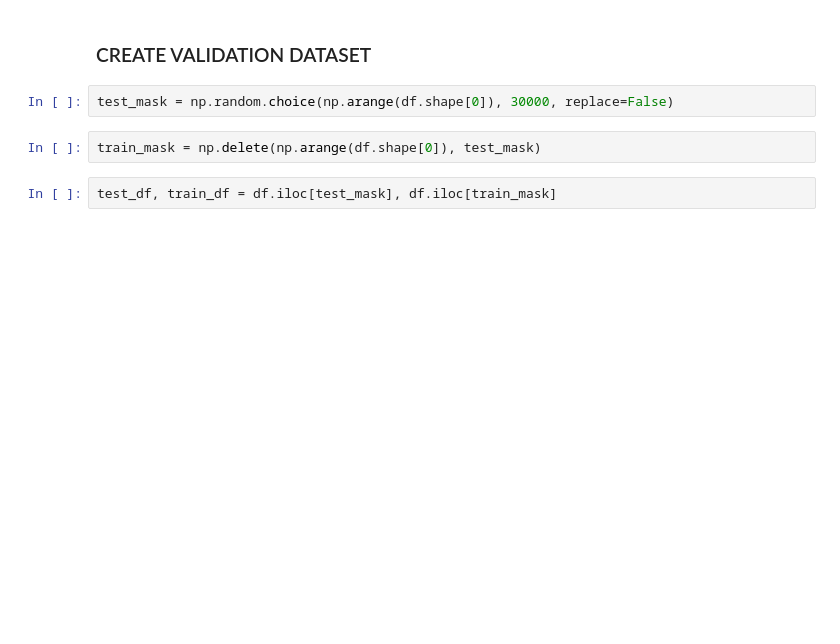
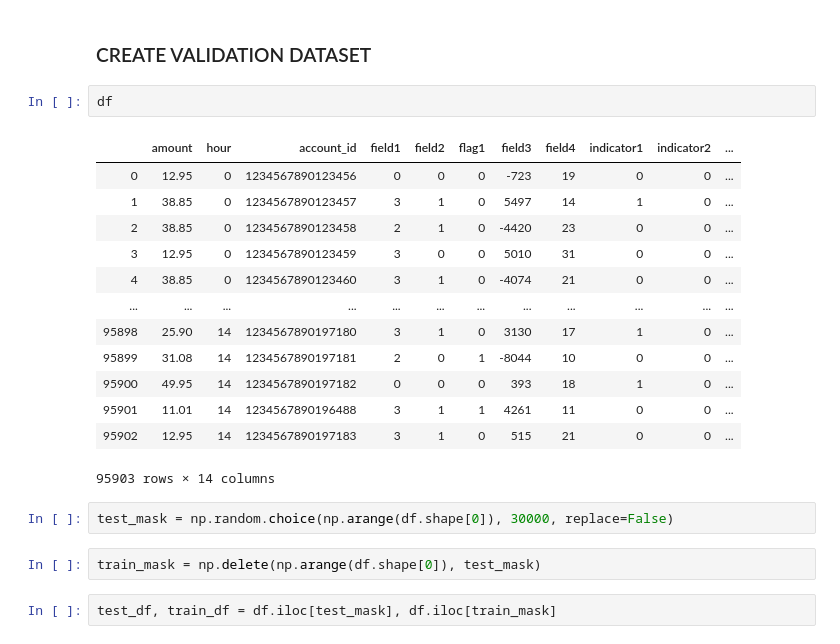
Before and after one commit to isaac-campbell-smith/BernoulliTrials_and_Tribulations, a Jupyter notebook: EDA.ipynb, the cells around one changed output. Drawn from its saved outputs; the diff is of its cells as text; blank space fills up the shorter version.

```diff
--- a/EDA.ipynb
+++ b/EDA.ipynb
@@ -164,5 +262,21 @@ defaultdict(list,
 # %% [markdown]
 ### CREATE VALIDATION DATASET
+# %%
+df
+# %% [output]
+|  | amount | hour | account_id | field1 | field2 | flag1 | field3 | field4 | indicator1 | indicator2 | ... |
+| 0 | 12.95 | 0 | 1234567890123456 | 0 | 0 | 0 | -723 | 19 | 0 | 0 | ... |
+| 1 | 38.85 | 0 | 1234567890123457 | 3 | 1 | 0 | 5497 | 14 | 1 | 0 | ... |
+| 2 | 38.85 | 0 | 1234567890123458 | 2 | 1 | 0 | -4420 | 23 | 0 | 0 | ... |
+| 3 | 12.95 | 0 | 1234567890123459 | 3 | 0 | 0 | 5010 | 31 | 0 | 0 | ... |
+| 4 | 38.85 | 0 | 1234567890123460 | 3 | 1 | 0 | -4074 | 21 | 0 | 0 | ... |
+| ... | ... | ... | ... | ... | ... | ... | ... | ... | ... | ... | ... |
+| 95898 | 25.90 | 14 | 1234567890197180 | 3 | 1 | 0 | 3130 | 17 | 1 | 0 | ... |
+| 95899 | 31.08 | 14 | 1234567890197181 | 2 | 0 | 1 | -8044 | 10 | 0 | 0 | ... |
+| 95900 | 49.95 | 14 | 1234567890197182 | 0 | 0 | 0 | 393 | 18 | 1 | 0 | ... |
+| 95901 | 11.01 | 14 | 1234567890196488 | 3 | 1 | 1 | 4261 | 11 | 0 | 0 | ... |
+| 95902 | 12.95 | 14 | 1234567890197183 | 3 | 1 | 0 | 515 | 21 | 0 | 0 | ... |
+95903 rows × 14 columns
 # %%
 test_mask = np.random.choice(np.arange(df.shape[0]), 30000, replace=False)
 # %%
```
Also changed, not shown: parts of 27 cells of this notebook, 1 other file.
